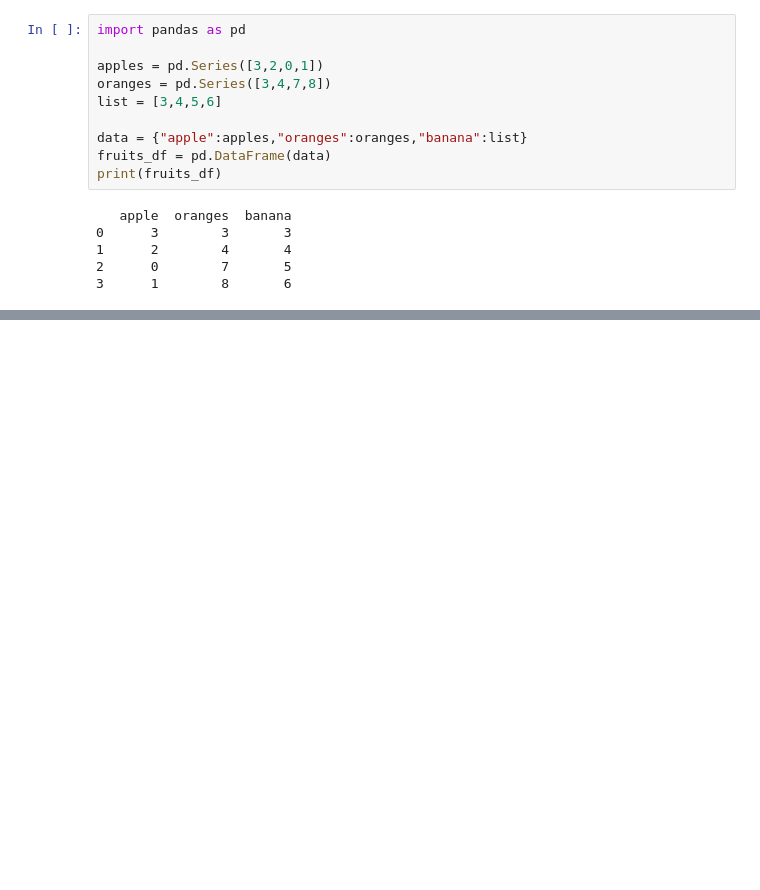
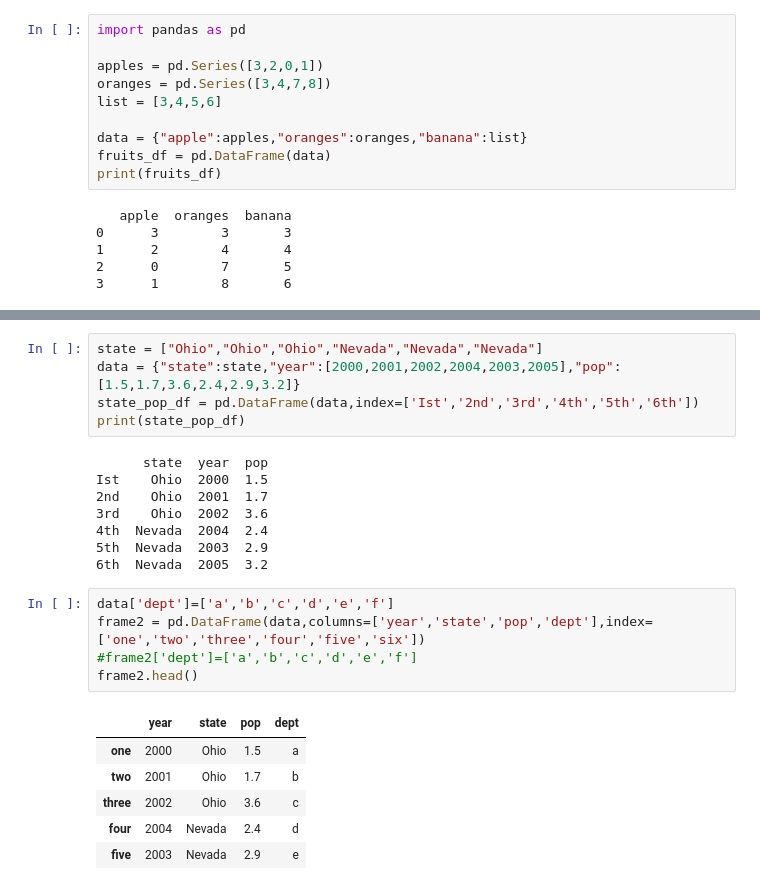
Before and after one commit to bilalmk/PIAIC, a Jupyter notebook: Module 2/12-10-2019 4th class.ipynb, the cells around one changed output, grey strips where cells are left out. Drawn from its saved outputs; the diff is of its cells as text; blank space fills up the shorter version.

```diff
--- a/Module 2/12-10-2019 4th class.ipynb
+++ b/Module 2/12-10-2019 4th class.ipynb
@@ -139,0 +194,25 @@ print(fruits_df)
+# %%
+state = ["Ohio","Ohio","Ohio","Nevada","Nevada","Nevada"]
+data = {"state":state,"year":[2000,2001,2002,2004,2003,2005],"pop":[1.5,1.7,3.6,2.4,2.9,3.2]}
+state_pop_df = pd.DataFrame(data,index=['Ist','2nd','3rd','4th','5th','6th'])
+print(state_pop_df)
+# %% [output]
+      state  year  pop
+Ist    Ohio  2000  1.5
+2nd    Ohio  2001  1.7
+3rd    Ohio  2002  3.6
+4th  Nevada  2004  2.4
+5th  Nevada  2003  2.9
+6th  Nevada  2005  3.2
+# %%
+data['dept']=['a','b','c','d','e','f']
+frame2 = pd.DataFrame(data,columns=['year','state','pop','dept'],index=['one','two','three','four','five','six'])
+#frame2['dept']=['a','b','c','d','e','f']
+frame2.head()
+# %% [output]
+|  | year | state | pop | dept |
+| one | 2000 | Ohio | 1.5 | a |
+| two | 2001 | Ohio | 1.7 | b |
+| three | 2002 | Ohio | 3.6 | c |
+| four | 2004 | Nevada | 2.4 | d |
+| five | 2003 | Nevada | 2.9 | e |
```
Also changed, not shown: parts of 7 cells of this notebook.
